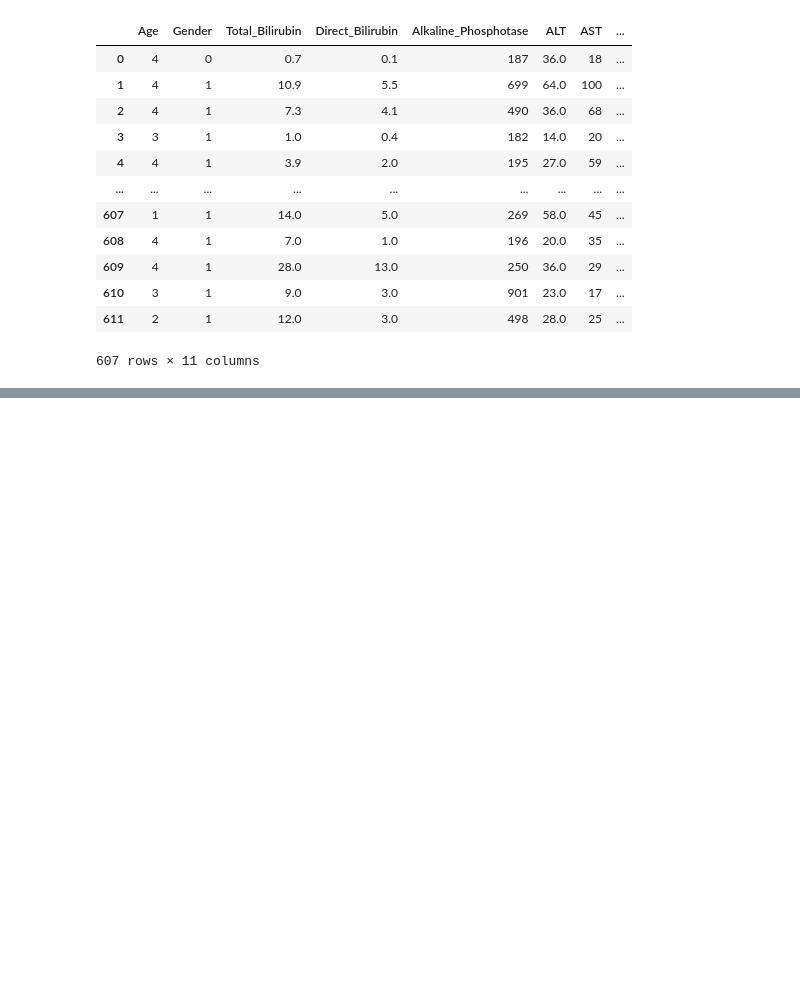
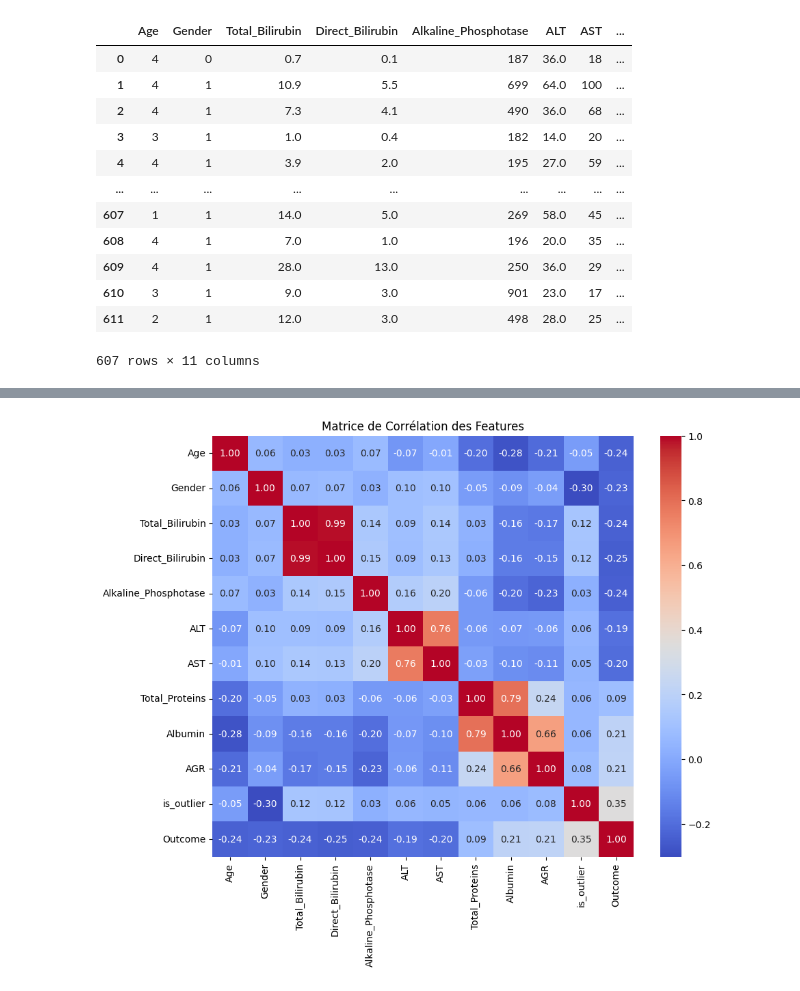
Before and after one commit to elabfr/Epidemologie, a Jupyter notebook: epi.ipynb, the cells around one changed output, grey strips where cells are left out. Drawn from its saved outputs; the diff is of its cells as text; code cells hidden in the pictures; blank space fills up the shorter version.

```diff
--- a/epi.ipynb
+++ b/epi.ipynb
@@ -552,0 +453,15 @@ Nombre de lignes avec au moins un NaN: 0
+# %%
+print(df_imputed['Outcome'].value_counts())
+def smote(df):
+    X = df.drop('Outcome', axis=1)
+    y = df['Outcome']
+    smote = SMOTE(random_state=42)
+    X_smote, y_smote = smote.fit_resample(X, y)
+    df_smote = pd.concat([X_smote, y_smote], axis=1)
+    return df_smote
+
+
+
+
+df_smote = smote(df_imputed)
+df_smote
@@ -552,0 +515,11 @@ Nombre de lignes avec au moins un NaN: 0
+# %%
+def standardisation(df):
+    scaler = StandardScaler()
+    outcome = df['Outcome']
+    features = df.drop(columns=['Outcome'])
+    features_normalized = pd.DataFrame(scaler.fit_transform(features), columns=features.columns)
+    df_standardized = pd.concat([features_normalized, outcome.reset_index(drop=True)], axis=1)
+    return df_standardized
+
+df_standardized = standardisation(df_smote)
+df_standardized.info()
@@ -590,3 +586,11 @@ Outcome
 1    442
 2    165
 Name: count, dtype: int64
+# %%
+correlation_matrix = df_standardized.corr()
+plt.figure(figsize=(10, 8))
+sns.heatmap(correlation_matrix, annot=True, fmt='.2f', cmap='coolwarm', square=True)
+plt.title('Matrice de Corrélation des Features')
+plt.show()
+# %% [output]
+[figure, added]
```
Also changed, not shown: parts of 18 cells of this notebook, 2 other files.
